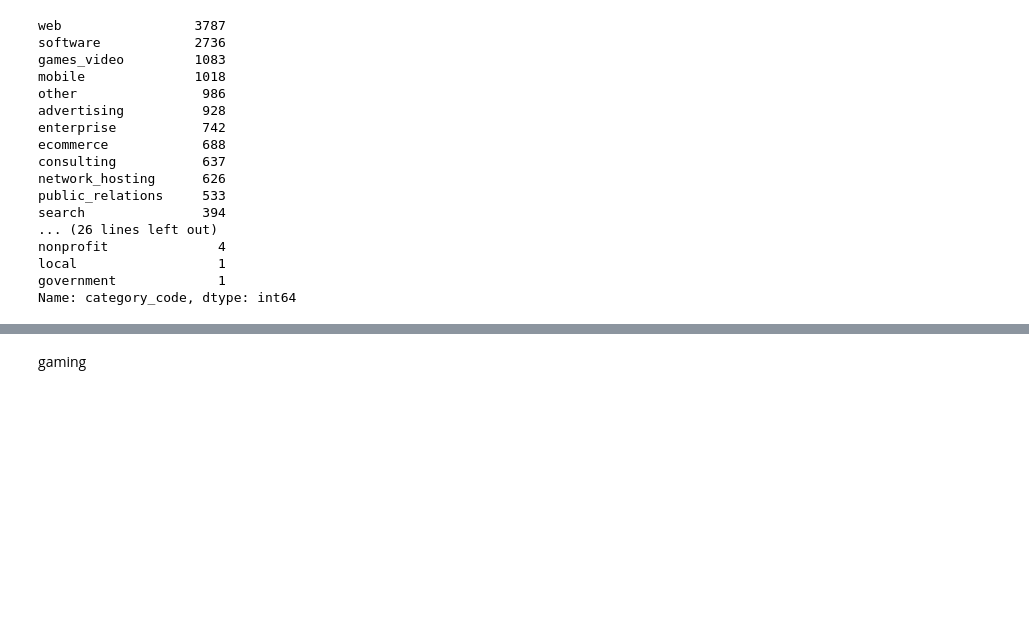
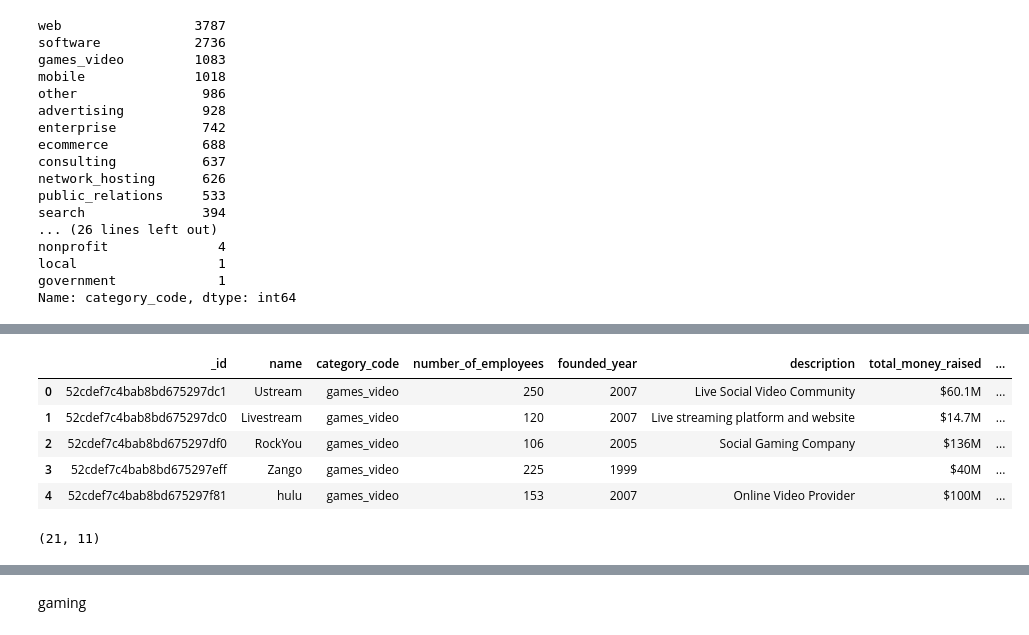
Before and after one commit to DavidR81/Mongo_Project, a Jupyter notebook: Main.ipynb, the cells around one changed output, grey strips where cells are left out. Drawn from its saved outputs; the diff is of its cells as text; code cells hidden in the pictures; blank space fills up the shorter version.

```diff
--- a/Main.ipynb
+++ b/Main.ipynb
@@ -126,0 +175,7 @@ def getGeoLocation(data):
+# %%
+#office_companies['latitud'] = office_companies(lambda row: row['offices'][0]['latitude'], axis=1)
+#office_companies['longitud'] = office_companies(lambda row: row['offices'][0]['longitude'], axis=1)
+#office_companies['latitude'].replace('', np.nan, inplace=True)
+#office_companies['longitud'].replace('', np.nan, inplace=True)
+office_companies.dropna(subset=['latitude'], inplace=True)
+office_companies.dropna(subset=['longitud'], inplace=True)
@@ -126,0 +191,21 @@ def getGeoLocation(data):
+# %%
+import pandas as pd
+
+def createGeoJson(longitude,latitude):
+    return {
+        "type":"Point",
+        "coordinates":[longitude,latitude]
+    }
+
+df = pd.DataFrame(office_companies)
+df['position'] = df.apply(lambda x: createGeoJson(x["longitud"],x["latitude"]), axis=1)
+display(df.head())
+df.shape
+# %% [output]
+|  | _id | name | category_code | number_of_employees | founded_year | description | total_money_raised | ... |
+| 0 | 52cdef7c4bab8bd675297dc1 | Ustream | games_video | 250 | 2007 | Live Social Video Community | $60.1M | ... |
+| 1 | 52cdef7c4bab8bd675297dc0 | Livestream | games_video | 120 | 2007 | Live streaming platform and website | $14.7M | ... |
+| 2 | 52cdef7c4bab8bd675297df0 | RockYou | games_video | 106 | 2005 | Social Gaming Company | $136M | ... |
+| 3 | 52cdef7c4bab8bd675297eff | Zango | games_video | 225 | 1999 |  | $40M | ... |
+| 4 | 52cdef7c4bab8bd675297f81 | hulu | games_video | 153 | 2007 | Online Video Provider | $100M | ... |
+(21, 11)
```
Also changed, not shown: parts of 19 cells of this notebook, 1 other file.
